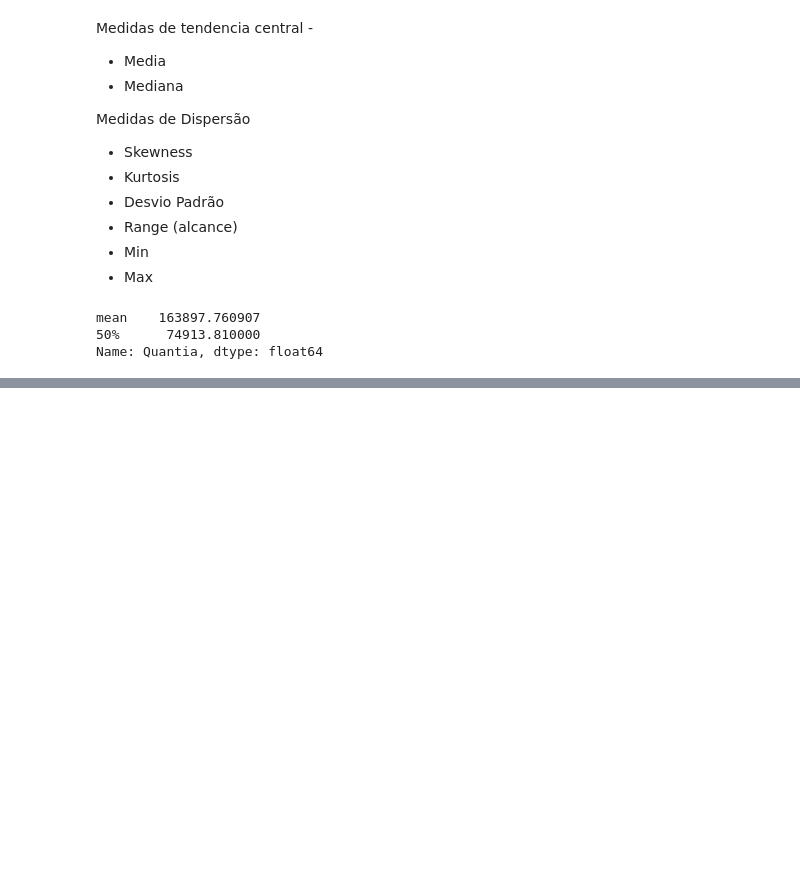
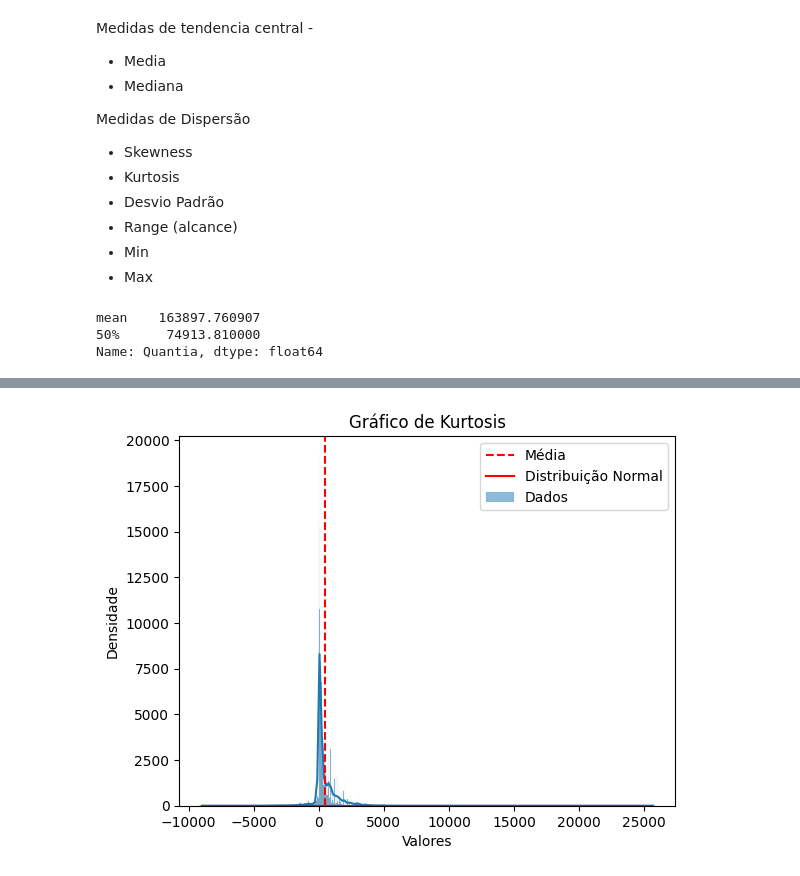
Before and after one commit to ValmirJrDS/deteccao_fraude, a Jupyter notebook: notebooks/deteccao_fraude.ipynb, the cells around one changed output, grey strips where cells are left out. Drawn from its saved outputs; the diff is of its cells as text; code cells hidden in the pictures; blank space fills up the shorter version.

Commit message:
Tratamento dos Dados

```diff
--- a/notebooks/deteccao_fraude.ipynb
+++ b/notebooks/deteccao_fraude.ipynb
@@ -22,8 +23,8 @@ base_fraude_raw1 = pd.read_csv('/home/valmir/Documentos/deteccao_fraude/data/raw
 # %% [markdown]
 ## 1.0 - DATA DESCRIPITION
 # %%
-base_fraude_raw1 = base_fraude_raw.copy()
-base_fraude_raw1.to_csv(HOME_PATH+INTERIM_DATA_PATH+'base_fraude_raw1.csv')
+#base_fraude_raw1 = base_fraude_raw2.copy()
+#base_fraude_raw1.to_csv(HOME_PATH+INTERIM_DATA_PATH+'base_fraude_raw1.csv')
 # %% [markdown]
 ## 1.1 - DATA FIELD'S
 # %% [markdown]
@@ -53,12 +54,12 @@ Os dados contidos nesta base de dados são simulados e compreendem 30 dias. Esta
 # %% [markdown]
 ## 1.2 - RENAME COLUMNS
 # %%
-base_fraude_raw.rename(columns={'step':'Passos', 'type':'Tipo', 'amount': 'Quantia',
+base_fraude_raw1.rename(columns={'step':'Passos', 'type':'Tipo', 'amount': 'Quantia',
                                 'nameOrig':'ClienteOrigem', 'oldbalanceOrg': 'SaldoInicalOrig',
                                 'newbalanceOrig':'SaldoFinalOrig', 'nameDest':'ClienteDest',
                                 'oldbalanceDest':'SaldoInicialDest', 'newbalanceDest':'SaldoFinalDest',
                                 'isFraud':'Fraude', 'isFlaggedFraud':'SinalizadaFraude'}, inplace=True)
-base_fraude_raw.dtypes
+base_fraude_raw1.dtypes
 # %% [output]
 Passos                int64
 Tipo                 object
@@ -173,0 +184,2 @@ Name: Quantia, dtype: float64
+# %%
+selected_feature = base_fraude_raw1['price']
@@ -173,0 +189,11 @@ Name: Quantia, dtype: float64
+# %%
+sns.histplot(selected_feature, kde=True, label='Dados')
+plt.axvline(np.mean(selected_feature), color='r', linestyle='--', label='Média')
+plt.plot(np.linspace(np.min(selected_feature), np.max(selected_feature), 100), norm.pdf(np.linspace(np.min(selected_feature), np.max(selected_feature), 100), np.mean(selected_feature), np.std(selected_feature)), 'r-', label='Distribuição Normal')
+plt.xlabel('Valores')
+plt.ylabel('Densidade')
+plt.title('Gráfico de Kurtosis')
+plt.legend()
+plt.show()
+# %% [output]
+[figure, added]
```
Also changed, not shown: parts of 8 cells of this notebook.
